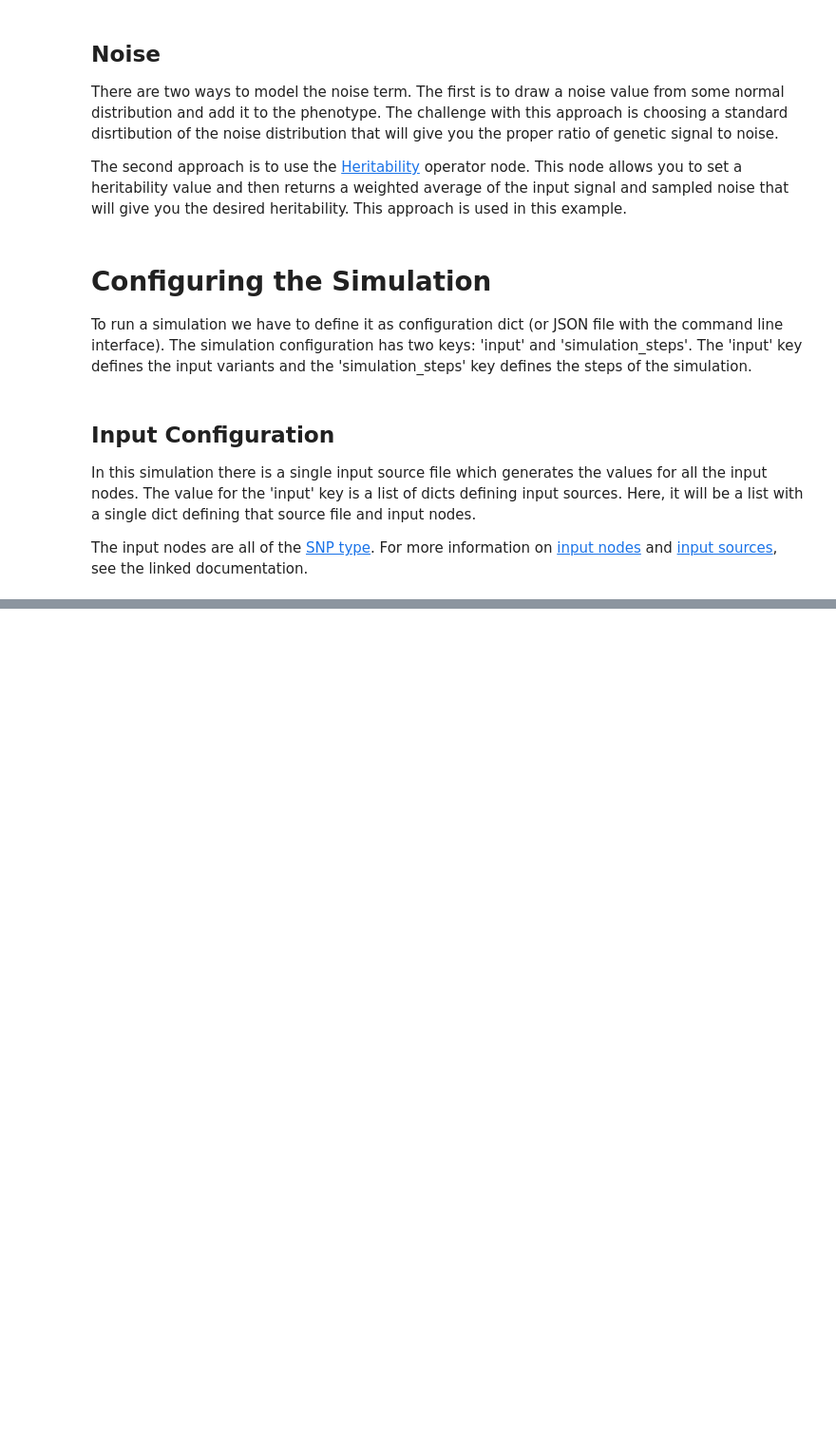
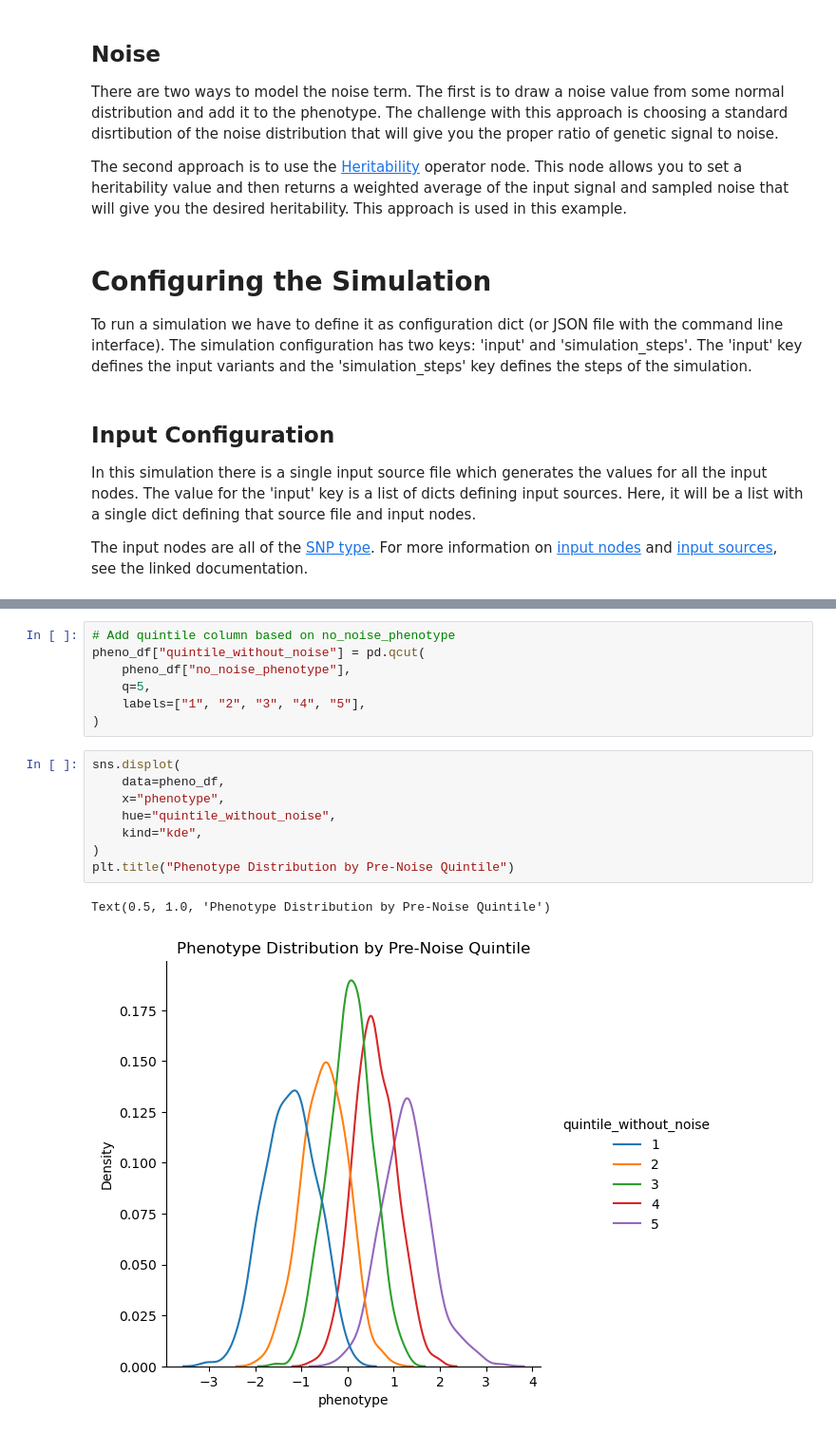
Before and after one commit to gymrek-lab/CITRUS, a Jupyter notebook: doc/example_nbs/linear_additive_pheno.ipynb, the cells around one changed output, grey strips where cells are left out. Shown at 95% size. Cells and saved outputs as stored; diff of their text form; blank space fills up the shorter version.

```diff
--- a/doc/example_nbs/linear_additive_pheno.ipynb
+++ b/doc/example_nbs/linear_additive_pheno.ipynb
@@ -93,0 +275,18 @@ This simulation requires X operator nodes:
+# %%
+# Add quintile column based on no_noise_phenotype
+pheno_df["quintile_without_noise"] = pd.qcut(
+	pheno_df["no_noise_phenotype"],
+	q=5,
+	labels=["1", "2", "3", "4", "5"],
+)
+# %%
+sns.displot(
+	data=pheno_df,
+	x="phenotype",
+	hue="quintile_without_noise",
+    kind="kde",
+)
+plt.title("Phenotype Distribution by Pre-Noise Quintile")
+# %% [output]
+Text(0.5, 1.0, 'Phenotype Distribution by Pre-Noise Quintile')
+[figure, added]
```
Also changed, not shown: parts of 18 cells of this notebook, 2 other files.
